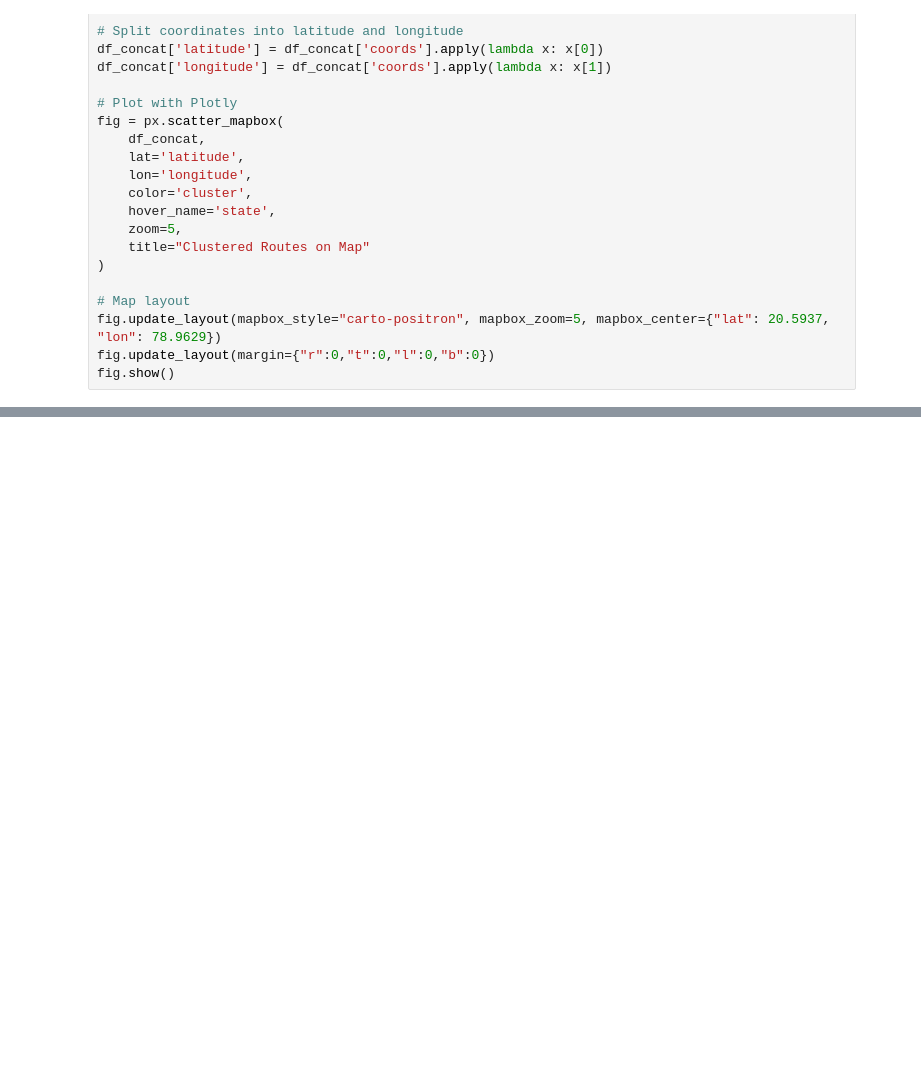
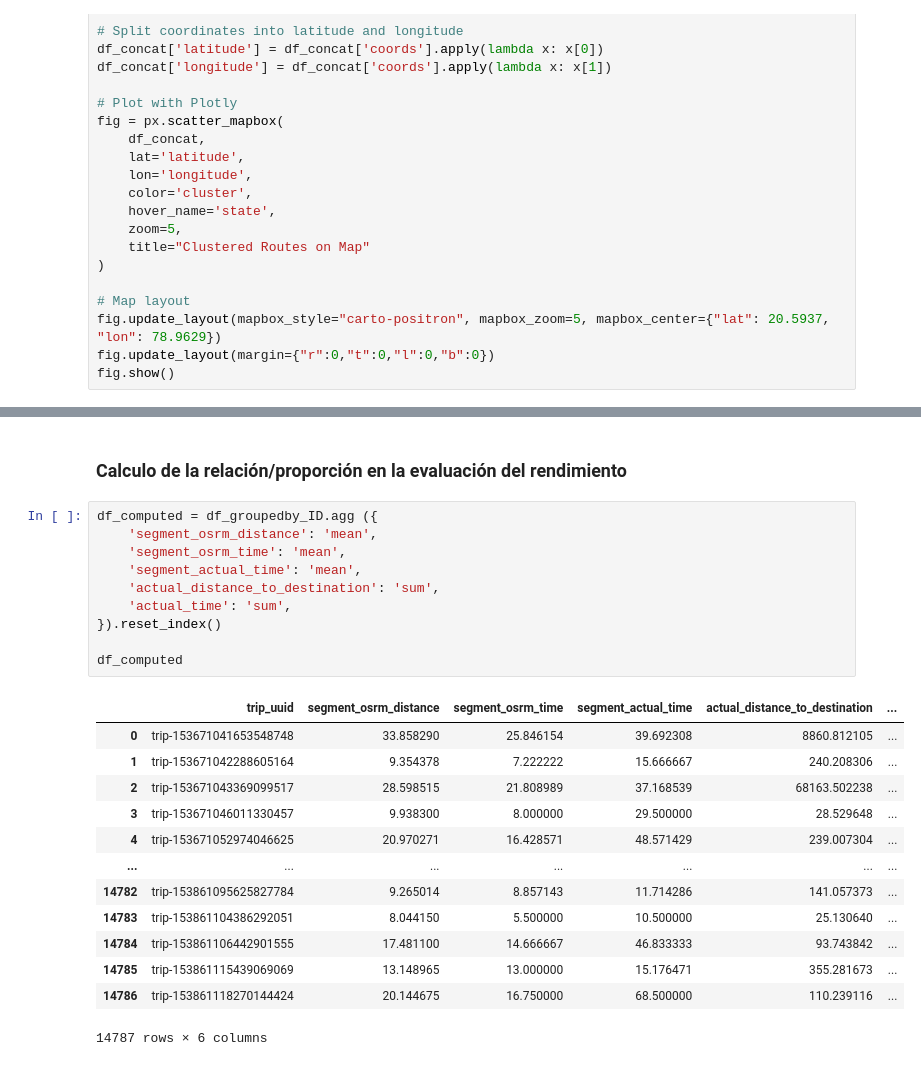
Before and after one commit to luroel/Deep-Dive-Delhivery, a Jupyter notebook: main.ipynb, the cells around one changed output, grey strips where cells are left out. Saved outputs shown, nothing was run; the diff lists cells and outputs as text; blank space fills up the shorter version.

```diff
--- a/main.ipynb
+++ b/main.ipynb
@@ -503,0 +526,26 @@ fig.show()
+# %% [markdown]
+### Calculo de la relación/proporción en la evaluación del rendimiento
+# %%
+df_computed = df_groupedby_ID.agg ({
+    'segment_osrm_distance': 'mean',
+    'segment_osrm_time': 'mean',
+    'segment_actual_time': 'mean',
+    'actual_distance_to_destination': 'sum',
+    'actual_time': 'sum',
+}).reset_index()
+
+df_computed
+# %% [output]
+|  | trip_uuid | segment_osrm_distance | segment_osrm_time | segment_actual_time | actual_distance_to_destination | ... |
+| 0 | trip-153671041653548748 | 33.858290 | 25.846154 | 39.692308 | 8860.812105 | ... |
+| 1 | trip-153671042288605164 | 9.354378 | 7.222222 | 15.666667 | 240.208306 | ... |
+| 2 | trip-153671043369099517 | 28.598515 | 21.808989 | 37.168539 | 68163.502238 | ... |
+| 3 | trip-153671046011330457 | 9.938300 | 8.000000 | 29.500000 | 28.529648 | ... |
+| 4 | trip-153671052974046625 | 20.970271 | 16.428571 | 48.571429 | 239.007304 | ... |
+| ... | ... | ... | ... | ... | ... | ... |
+| 14782 | trip-153861095625827784 | 9.265014 | 8.857143 | 11.714286 | 141.057373 | ... |
+| 14783 | trip-153861104386292051 | 8.044150 | 5.500000 | 10.500000 | 25.130640 | ... |
+| 14784 | trip-153861106442901555 | 17.481100 | 14.666667 | 46.833333 | 93.743842 | ... |
+| 14785 | trip-153861115439069069 | 13.148965 | 13.000000 | 15.176471 | 355.281673 | ... |
+| 14786 | trip-153861118270144424 | 20.144675 | 16.750000 | 68.500000 | 110.239116 | ... |
+14787 rows × 6 columns
```
Also changed, not shown: parts of 4 cells of this notebook.
